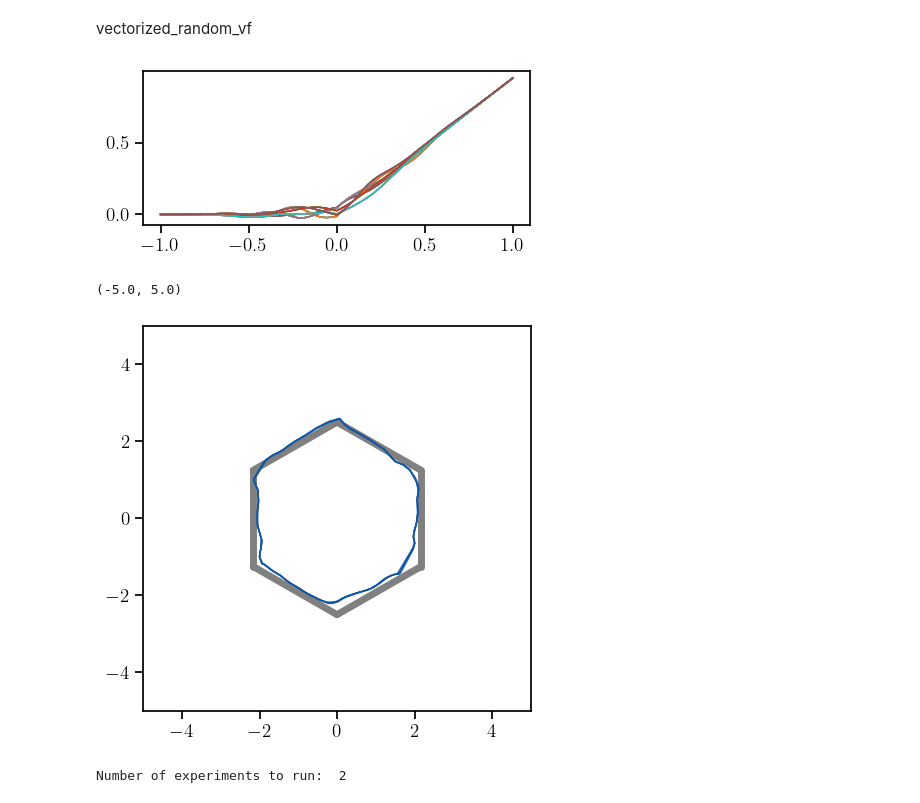
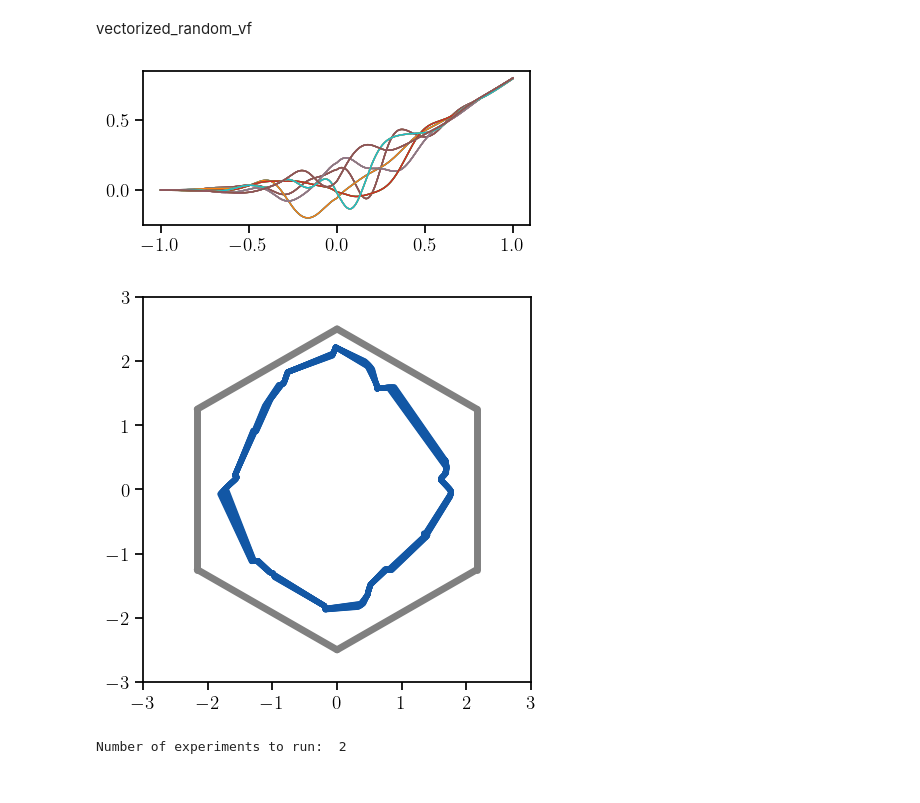
Before and after one commit to Asagodi/topological_diversity, a Jupyter notebook: Stability/homeostasis/plasticity.ipynb, the cells around one changed output. Saved outputs shown, nothing was run; the diff lists cells and outputs as text; code cells hidden in the pictures.

Commit message:
vf norm along invman

```diff
--- a/Stability/homeostasis/plasticity.ipynb
+++ b/Stability/homeostasis/plasticity.ipynb
@@ -1092,7 +1092,7 @@ vectorized_random_vf
 # %%
 N = 6
 epsilon = .1
-vectorized_random_vf = generate_multiple_vector_fields(N, n_points=500, length=1, sigma=20, alpha=5, seed=42)
+vectorized_random_vf = generate_multiple_vector_fields(N, n_points=500, length=1, sigma=20, alpha=5, seed=randomseed)
 
 def relu_plus_vf(x, epsilon, vf):
     return (1-epsilon) * np.maximum(0, x) + epsilon*vf(x)
@@ -1130,7 +1130,7 @@ def make_relu_plus_vf_fixed(epsilon, vf):
 
 # Example usage with a vectorized random vector field
 # Define a fixed epsilon
-epsilon = 0.05
+epsilon = 0.2
 
 # Generate the function with fixed epsilon and vf
 relu_plus_vf_fixed = make_relu_plus_vf_fixed(epsilon, vectorized_random_vf)
@@ -1144,7 +1144,7 @@ fig, ax = plt.subplots(1, 1, figsize=(5, 2))
 for i in range(v_vals.shape[1]):
     ax.plot(x_vals, v_vals[:, i], label=f"Vector Field {i+1}")
 # %% [output]
-[figure, old version]
+[figure, new version]
 # %%
 output_path="C:/Users/abel_/Documents/Lab/Projects/topological_diversity/Stability/figures/plasticity/act_fun/"
 
@@ -1154,18 +1154,17 @@ randomseed = 1331
 pert_sols = simulate_noorman_from_y0s(all_bumps[:].T, W_sym+W_p, W_asym, c_ff=1, maxT=maxT, tsteps=tsteps, transfer_function=relu_plus_vf_fixed)
 pert_sols_proj2 = pca.transform(pert_sols.reshape(-1, N)).reshape(pert_sols.shape[0], pert_sols.shape[1], 2)
 # %%
-after_t = 30
+after_t = 50
 before_t = after_t+10
+fig, ax = plt.subplots(figsize=(5, 5))
+plt.plot(pert_sols_proj2[:,after_t:before_t,0], pert_sols_proj2[:,after_t:before_t,1], '-', color=plast_av_color, alpha=1, linewidth=4);
+plot_original_ra(ax, corners_proj2)
+ax.set_xlim(-3, 3)
+ax.set_ylim(-3, 3)
 
-fig, ax = plt.subplots(figsize=(5, 5))
-plt.plot(pert_sols_proj2[:,after_t:before_t,0], pert_sols_proj2[:,after_t:before_t,1], '-', color=plast_av_color, alpha=.5);
-
-plot_original_ra(ax, corners_proj2)
-ax.set_xlim(-5, 5)
-ax.set_ylim(-5, 5)
+plt.savefig(output_path+f"perturbed_invman_epsilon{epsilon}_rs{randomseed}.pdf", bbox_inches="tight")
 # %% [output]
-(-5.0, 5.0)
-[figure, old version]
+[figure, new version]
 # %%
 scalar_sigma_W_values = [.0]
 lambda_W_values = [1]
```
Also changed, not shown: parts of 7 cells of this notebook.
